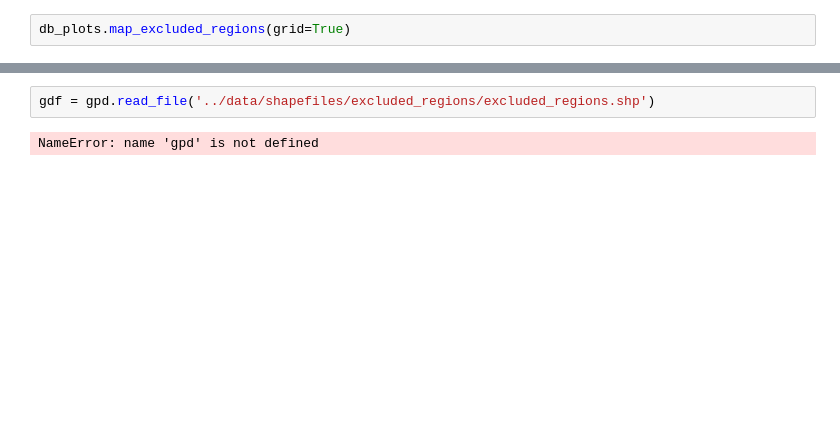
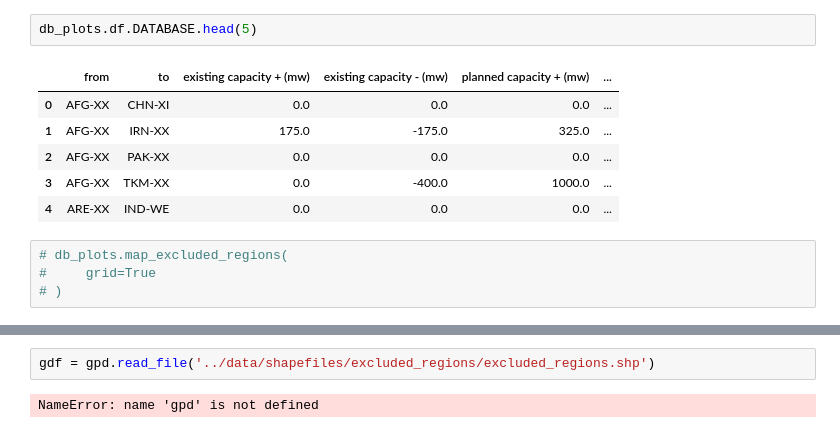
Before and after one commit to Electricity-Transmission-Database/electricity-transmission-database, a Jupyter notebook: notebooks/make_plots.ipynb, the cells around one changed output, grey strips where cells are left out. Drawn from its saved outputs; the diff is of its cells as text; blank space fills up the shorter version.

```diff
--- a/notebooks/make_plots.ipynb
+++ b/notebooks/make_plots.ipynb
@@ -5,5 +14,16 @@ db_plots = DatabasePlots()
+# %%
+db_plots.df.DATABASE.head(5)
+# %% [output]
+|  | from | to | existing capacity + (mw) | existing capacity - (mw) | planned capacity + (mw) | ... |
+| 0 | AFG-XX | CHN-XI | 0.0 | 0.0 | 0.0 | ... |
+| 1 | AFG-XX | IRN-XX | 175.0 | -175.0 | 325.0 | ... |
+| 2 | AFG-XX | PAK-XX | 0.0 | 0.0 | 0.0 | ... |
+| 3 | AFG-XX | TKM-XX | 0.0 | -400.0 | 1000.0 | ... |
+| 4 | ARE-XX | IND-WE | 0.0 | 0.0 | 0.0 | ... |
 # %%
-db_plots.map_excluded_regions(grid=True)
+# db_plots.map_excluded_regions(
+#     grid=True
+# )
 # %%
 f = db_plots.network_topology(
     by='subregion',
```
Also changed, not shown: parts of 4 cells of this notebook.
